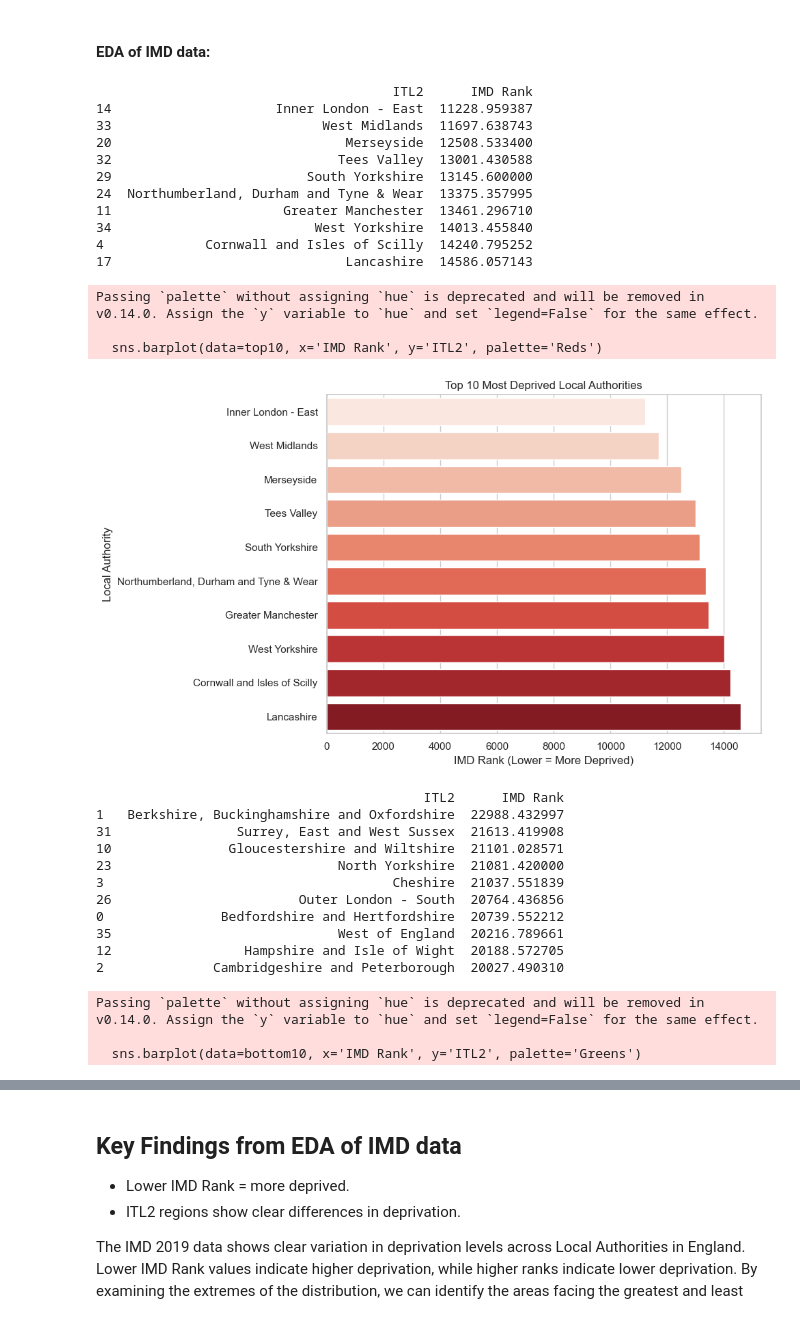
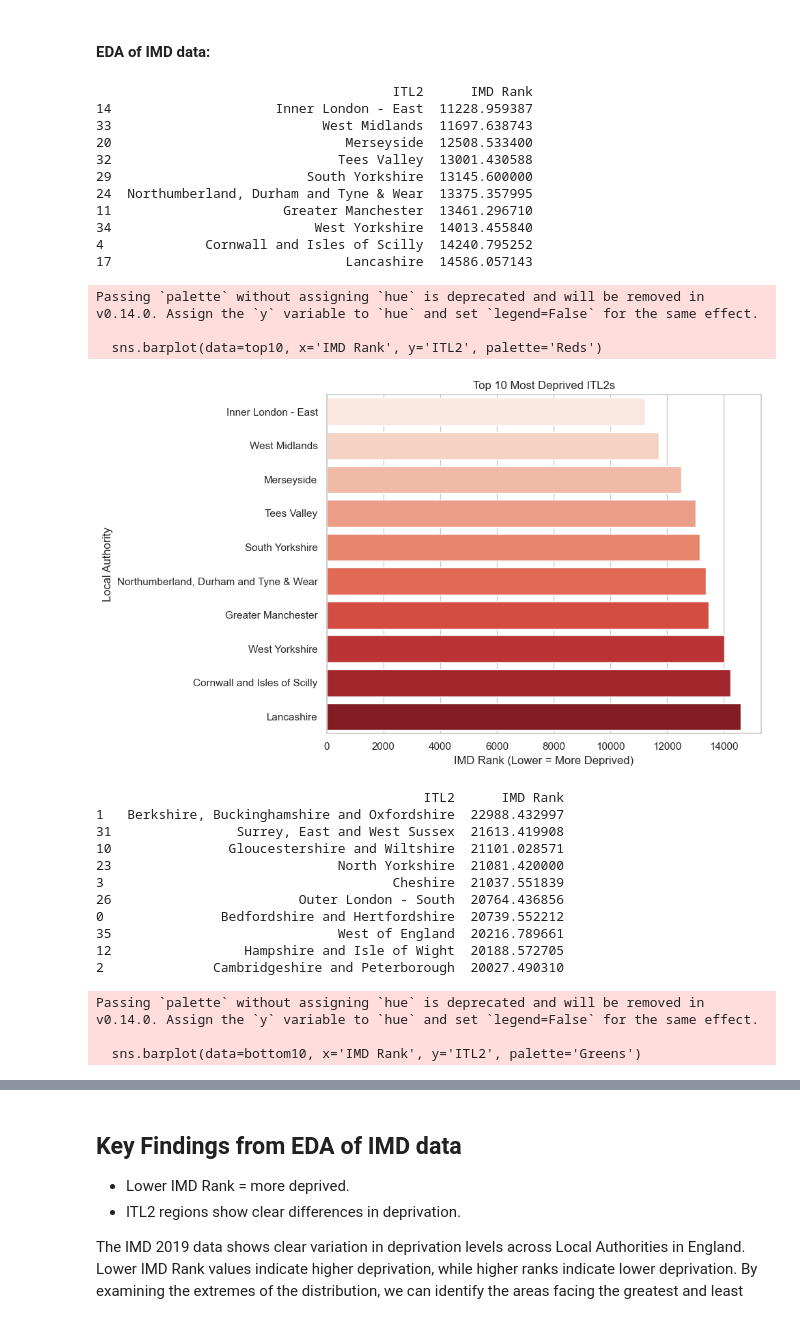
Before and after one commit to idilabdulle/Group-1-Project, a Jupyter notebook: group_1_notebook.ipynb, the cells around one changed output, grey strips where cells are left out. Drawn from its saved outputs; the diff is of its cells as text; code cells hidden in the pictures.

```diff
--- a/group_1_notebook.ipynb
+++ b/group_1_notebook.ipynb
@@ -951,37 +951,37 @@ print(top10)
 
 plt.figure(figsize=(10,6))
 sns.barplot(data=top10, x='IMD Rank', y='ITL2', palette='Reds')
-plt.title('Top 10 Most Deprived Local Authorities')
+plt.title('Top 10 Most Deprived ITL2s')
 plt.xlabel('IMD Rank (Lower = More Deprived)')
 plt.ylabel('Local Authority')
 plt.tight_layout()
 plt.show()
 
 bottom10 = itl2_summary.nlargest(10, 'IMD Rank')
 print(bottom10)
 plt.figure(figsize=(10,6))
 sns.barplot(data=bottom10, x='IMD Rank', y='ITL2', palette='Greens')
-plt.title('Top 10 Most Affluent Local Authorities')
+plt.title('Top 10 Most Affluent ITL2s')
 plt.xlabel('IMD Rank (Higher = Less Deprived)')
 plt.ylabel('Local Authority')
 plt.tight_layout()
 plt.show()
 # %% [output]
                                       ITL2      IMD Rank
 14                     Inner London - East  11228.959387
 33                           West Midlands  11697.638743
 20                              Merseyside  12508.533400
 32                             Tees Valley  13001.430588
 29                         South Yorkshire  13145.600000
 24  Northumberland, Durham and Tyne & Wear  13375.357995
 11                      Greater Manchester  13461.296710
 34                          West Yorkshire  14013.455840
 4             Cornwall and Isles of Scilly  14240.795252
 17                              Lancashire  14586.057143
 Passing `palette` without assigning `hue` is deprecated and will be removed in v0.14.0. Assign the `y` variable to `hue` and set `legend=False` for the same effect.
 
   sns.barplot(data=top10, x='IMD Rank', y='ITL2', palette='Reds')
-[figure, old version]
+[figure, new version]
                                           ITL2      IMD Rank
 1   Berkshire, Buckinghamshire and Oxfordshire  22988.432997
 31                Surrey, East and West Sussex  21613.419908
```
Also changed, not shown: parts of 3 cells of this notebook, 19 other files.
